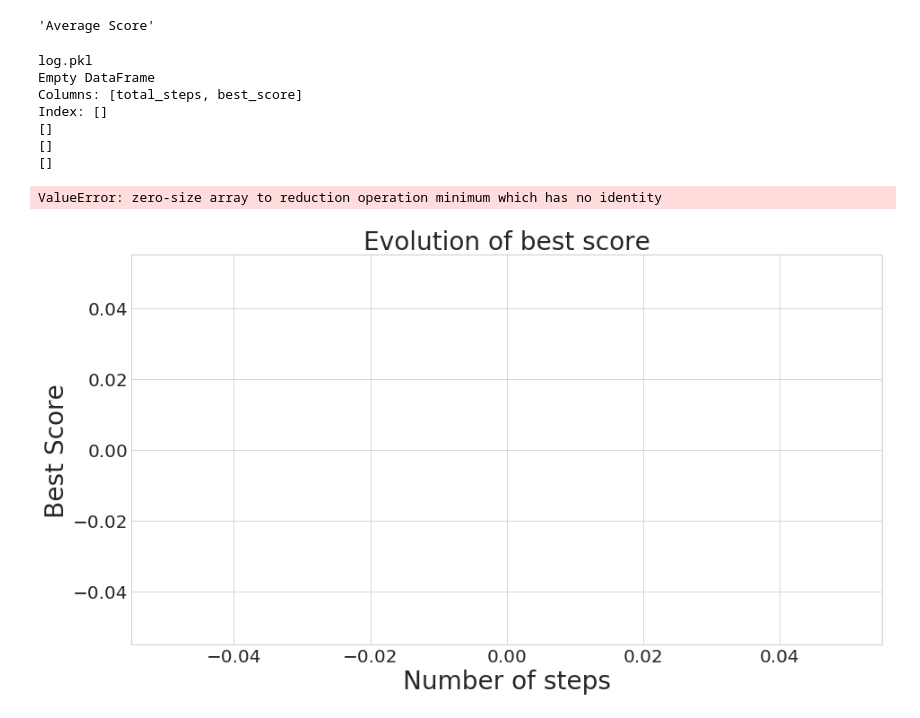
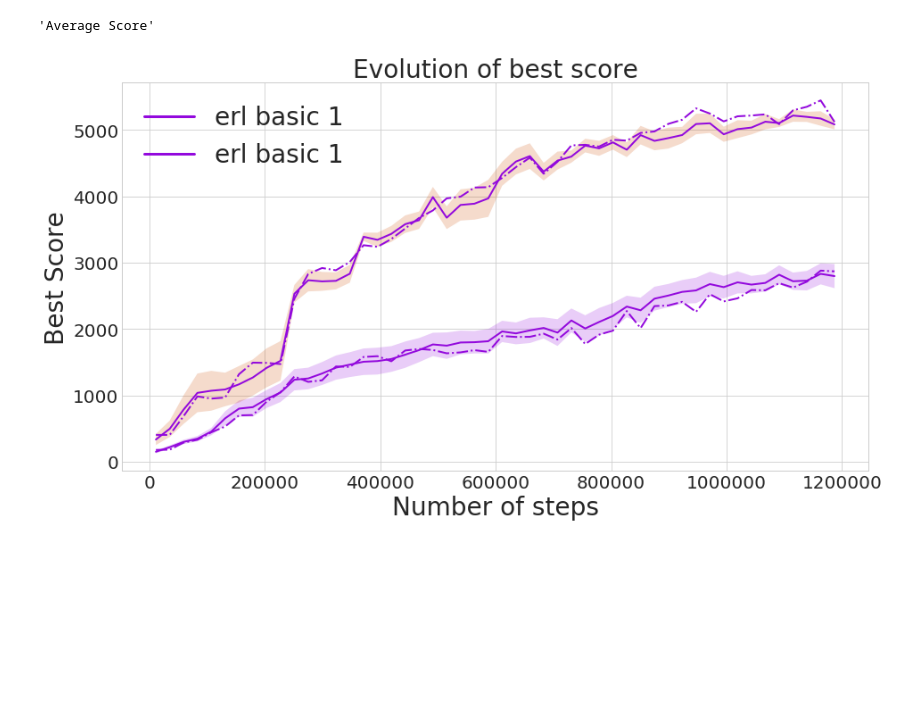
Before and after one commit to apourchot/CEM-RL, a Jupyter notebook: results/analysis.ipynb, the cells around one changed output. Drawn from its saved outputs; the diff is of its cells as text; code cells hidden in the pictures; blank space fills up the shorter version.

Commit message:
added notebook to analyse results

```diff
--- a/results/analysis.ipynb
+++ b/results/analysis.ipynb
@@ -106,18 +103,11 @@ def plot_results(dir_name_list, label_list, title=None, n_exp=5, fontsize=28, ti
     plt.show()
 # %%
 dir_name_list = [
-        "HalfCheetah-v2-run31/"
+        "hc_exp_0/",
+        "hc_exp_1/"
 ]
 
-label_list = ["erl basic"]
-plot_results(dir_name_list, label_list, n_exp=3, yscale="linear", title="Evolution of best score")
+label_list = ["erl basic 1", "erl basic 5"]
+plot_results(dir_name_list, label_list, n_exp=10, yscale="linear", title="Evolution of best score")
 # %% [output]
-log.pkl
-Empty DataFrame
-Columns: [total_steps, best_score]
-Index: []
-[]
-[]
-[]
-ValueError: zero-size array to reduction operation minimum which has no identity
-[figure, old version]
+[figure, new version]
```
Also changed, not shown: parts of 1 cell of this notebook, 2 other files.
